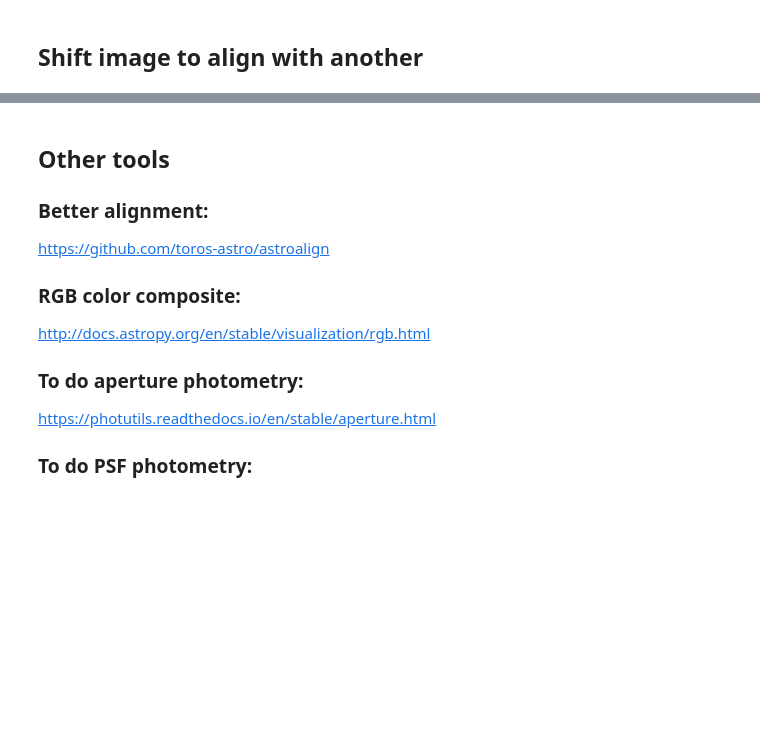
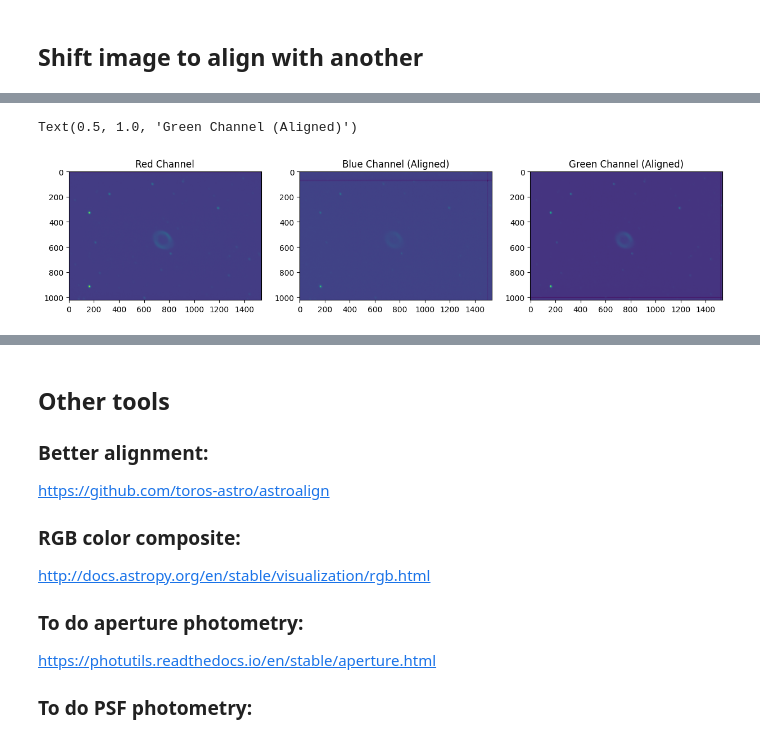
Before and after one commit to wisewizardofthestars/LA, a Jupyter notebook: IV-Image_Alignment.ipynb, the cells around one changed output, grey strips where cells are left out. Cells and saved outputs as stored; diff of their text form; code cells hidden in the pictures; blank space fills up the shorter version.

```diff
--- a/IV-Image_Alignment.ipynb
+++ b/IV-Image_Alignment.ipynb
@@ -57,4 +60,8 @@ plt.imshow(subdata2)
 # %%
 ## Shift image
-shiftdat = np.roll(data2,-int(np.round(center2[1]-center1[1])),axis=0) #shift in y
-shiftdata2 = np.roll(shiftdat,-int(np.round(center2[0]-center1[0])),axis=1) #shift in x
+shiftdat_blue = np.roll(data2,-int(np.round(center2[1]-center1[1])),axis=0) #shift in y
+shiftdata2_blue = np.roll(shiftdat_blue,-int(np.round(center2[0]-center1[0])),axis=1) #shift in x
+
+## Shift 2 image
+shiftdat_green = np.roll(data3,-int(np.round(center3[1]-center1[1])),axis=0) #shift in y
+shiftdata2_green = np.roll(shiftdat_green,-int(np.round(center3[0]-center1[0])),axis=1) #shift in x
@@ -65,3 +68,14 @@ fits.writeto(dir+'altair_Blue_shifted.fits',shiftdata2,head2,overwrite=True)
+# %%
+fig, (ax1, ax2, ax3) = plt.subplots(1, 3, figsize=(15, 5))
+ax1.imshow(data1)
+ax1.set_title('Red Channel')
+ax2.imshow(shiftdata2_blue)
+ax2.set_title('Blue Channel (Aligned)')
+ax3.imshow(shiftdata2_green)
+ax3.set_title('Green Channel (Aligned)')
+# %% [output]
+Text(0.5, 1.0, 'Green Channel (Aligned)')
+[figure, added]
 # %%
 from scipy.ndimage import shift
 #Shift withou roll over
```
Also changed, not shown: parts of 14 cells of this notebook, 3 other files.
